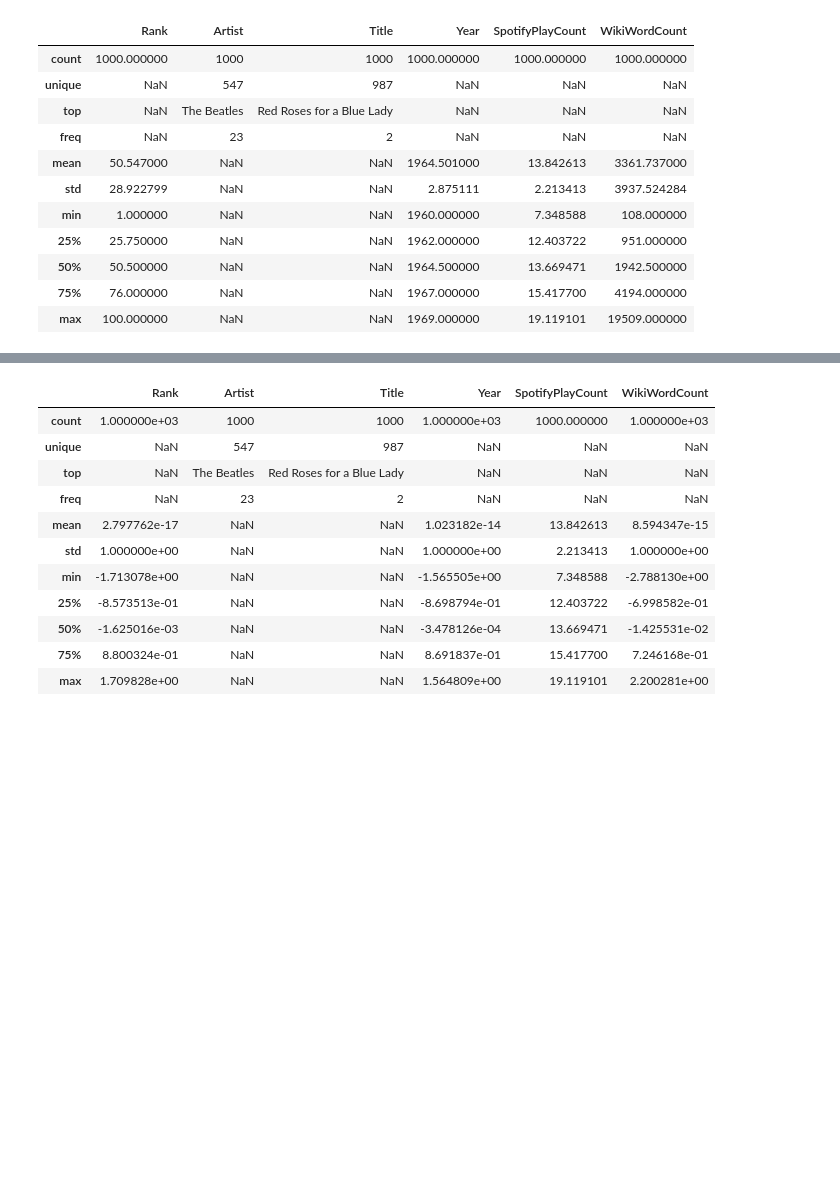
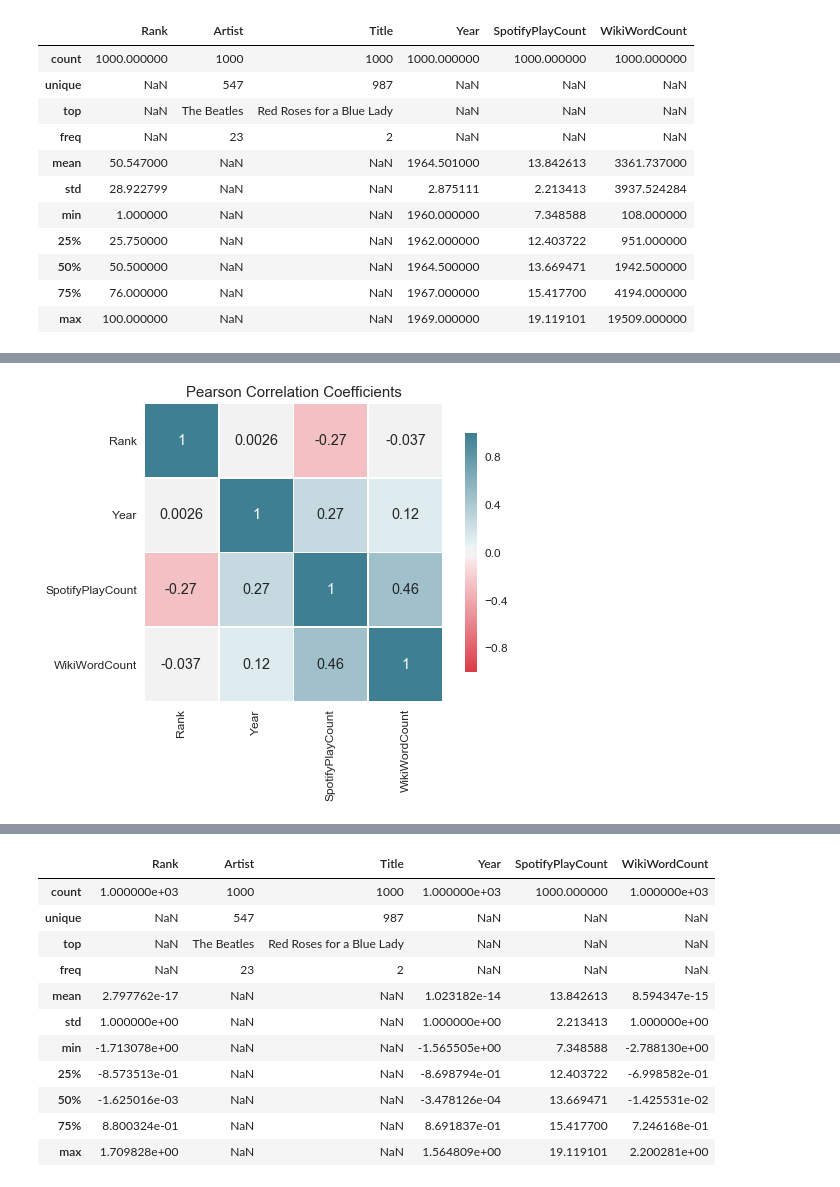
Before and after one commit to caitaozhan/CSE519-Homework-Project, a Jupyter notebook: TheProject/src/music-Haena.ipynb, the cells around one changed output, grey strips where cells are left out. Saved outputs shown, nothing was run; the diff lists cells and outputs as text; code cells hidden in the pictures; blank space fills up the shorter version.

```diff
--- a/TheProject/src/music-Haena.ipynb
+++ b/TheProject/src/music-Haena.ipynb
@@ -241,3 +258,7 @@ music_dataset.describe(include='all')
 | 50% | 50.500000 | NaN | NaN | 1964.500000 | 13.669471 | 1942.500000 |
 | 75% | 76.000000 | NaN | NaN | 1967.000000 | 15.417700 | 4194.000000 |
 | max | 100.000000 | NaN | NaN | 1969.000000 | 19.119101 | 19509.000000 |
+# %%
+# Pearson correlation analysis
+correlation = music_dataset.corr(method='pearson')
+correlation
@@ -243,0 +271,15 @@ music_dataset.describe(include='all')
+# %%
+sns.set(style="white", font_scale=1.2)
+
+# Generate a custom diverging colormap
+cmap = sns.diverging_palette(10, 220, as_cmap=True)
+
+# Plot the Pearson correlation heatmap
+ax = sns.heatmap(correlation, cmap=cmap, annot=True, center=0,
+                 square=True, linewidths=.7, cbar_kws={"shrink": .8})
+plt.yticks(rotation=0)
+ax.set_title('Pearson Correlation Coefficients', fontsize=15)
+
+plt.savefig('../figure/correlation_heatmap_logtarget_wwc.png')
+# %% [output]
+[figure, added]
```
Also changed, not shown: parts of 9 cells of this notebook.
